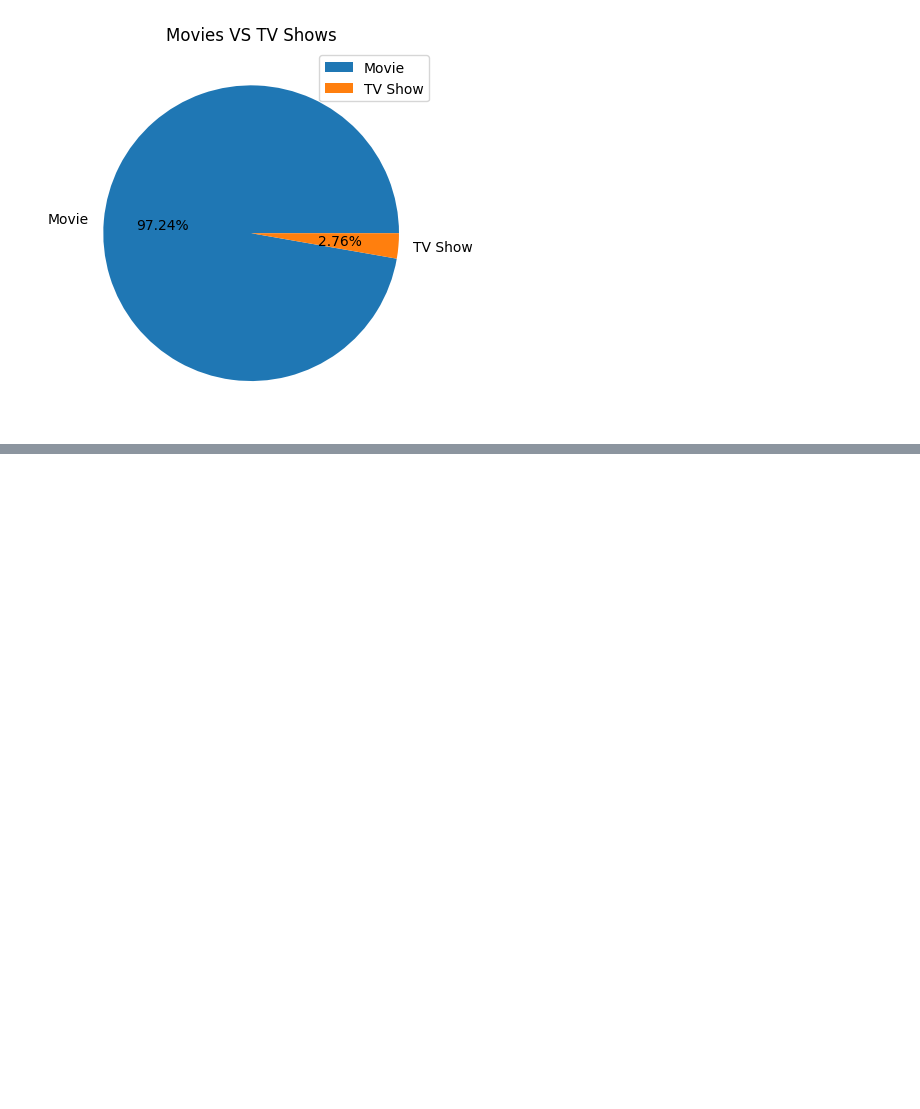
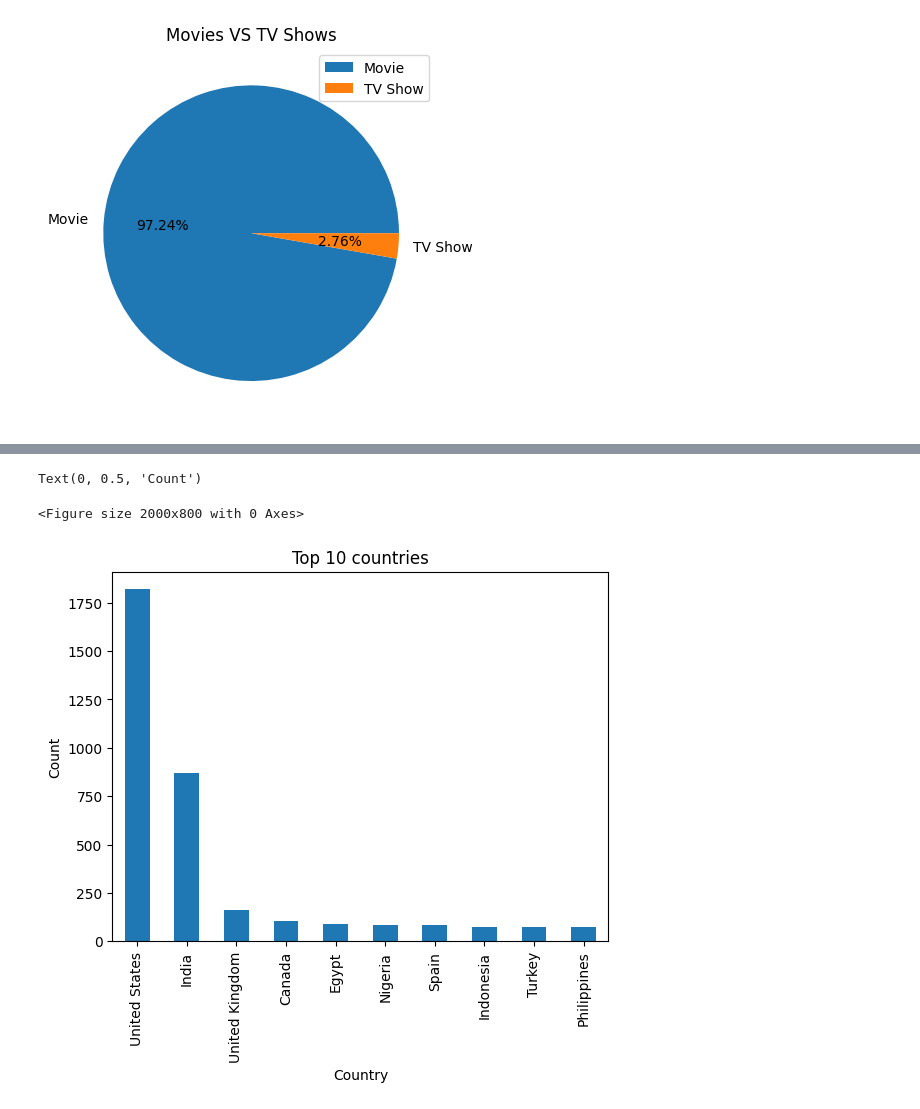
Before and after one commit to Gdyczko/Netflix-Movies-and-TV-Shows, a Jupyter notebook: Netflix_Movies_and_TV_Shows.ipynb, the cells around one changed output, grey strips where cells are left out. Drawn from its saved outputs; the diff is of its cells as text; code cells hidden in the pictures; blank space fills up the shorter version.

```diff
--- a/Netflix_Movies_and_TV_Shows.ipynb
+++ b/Netflix_Movies_and_TV_Shows.ipynb
@@ -569,0 +583,12 @@ plt.legend()
+# %%
+# Visualizing the country column
+plt.figure(figsize=(20,8))
+top_10_countries.plot(x='country', y='count', kind='bar')
+plt.legend().remove()
+plt.title("Top 10 countries")
+plt.xlabel("Country")
+plt.ylabel("Count")
+# %% [output]
+Text(0, 0.5, 'Count')
+<Figure size 2000x800 with 0 Axes>
+[figure, added]
```
Also changed, not shown: parts of 2 cells of this notebook.
